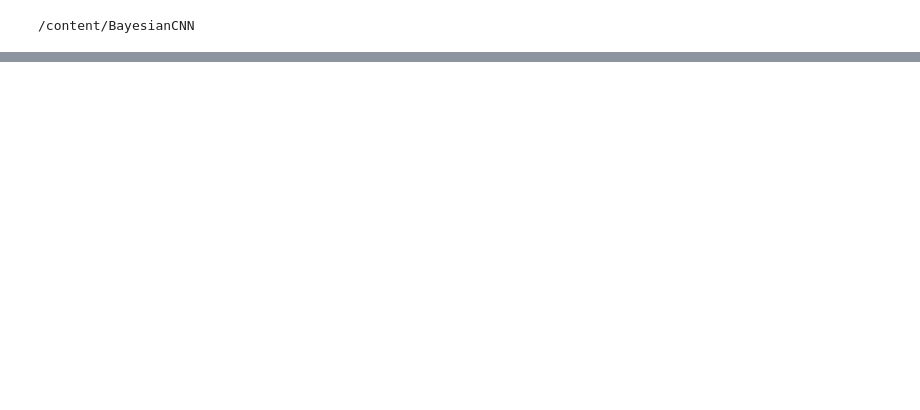
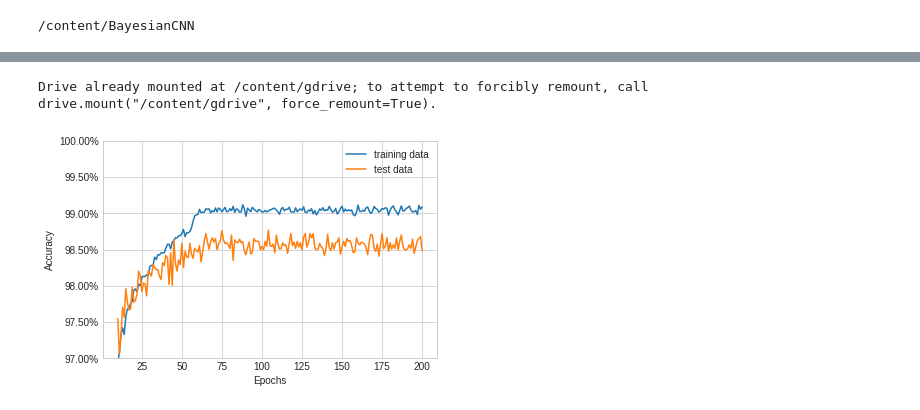
Before and after one commit to EfthymiosCosta/Neural-Networks-Weight-Uncertainty, a Jupyter notebook: BayesCNN.ipynb, the cells around one changed output, grey strips where cells are left out. Cells and saved outputs as stored; diff of their text form; code cells hidden in the pictures; blank space fills up the shorter version.

```diff
--- a/BayesCNN.ipynb
+++ b/BayesCNN.ipynb
@@ -169,0 +323,8 @@ validate_model(net, criterion, full_train_loader, num_ens=1, beta_type=0.1, epoc
+# %%
+from google.colab import drive
+device = torch.device('cuda' if torch.cuda.is_available() else 'cpu')
+drive.mount('/content/gdrive')
+root_path = 'gdrive/My Drive/Colab Notebooks/'
+PATH = 'gdrive/MyDrive/Colab Notebooks/Project_StatML_Module2/'
+# %% [output]
+Drive already mounted at /content/gdrive; to attempt to forcibly remount, call drive.mount("/content/gdrive", force_remount=True).
@@ -169,0 +345,20 @@ validate_model(net, criterion, full_train_loader, num_ens=1, beta_type=0.1, epoc
+# %%
+plt.style.use('seaborn-whitegrid')
+from matplotlib.ticker import PercentFormatter
+# %%
+fig = plt.figure()
+ax = plt.axes()
+
+ax.plot(range(10, 201), train_acc[9:], label = 'training data');
+ax.plot(range(10, 201), test_acc[9:], label = 'test data');
+plt.ylim(0.97, 1);
+# plt.axis('tight');
+plt.xlabel("Epochs")
+plt.ylabel("Accuracy");
+plt.legend();
+#ax.yaxis.set_major_formatter(mtick.PercentFormatter())
+ax.yaxis.set_major_formatter(PercentFormatter(1.0, 2))
+
+plt.savefig('Bayesian_LeNet_Accuracy_during_training.png', bbox_inches='tight', dpi=1200)
+# %% [output]
+[figure, added]
```
Also changed, not shown: parts of 18 cells of this notebook.
